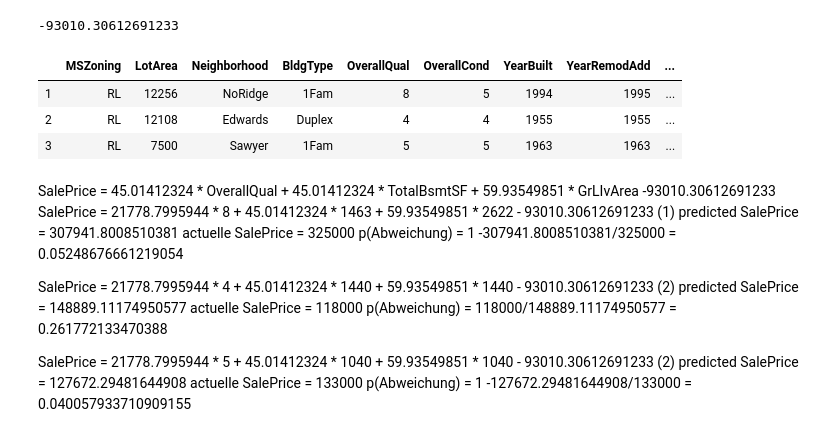
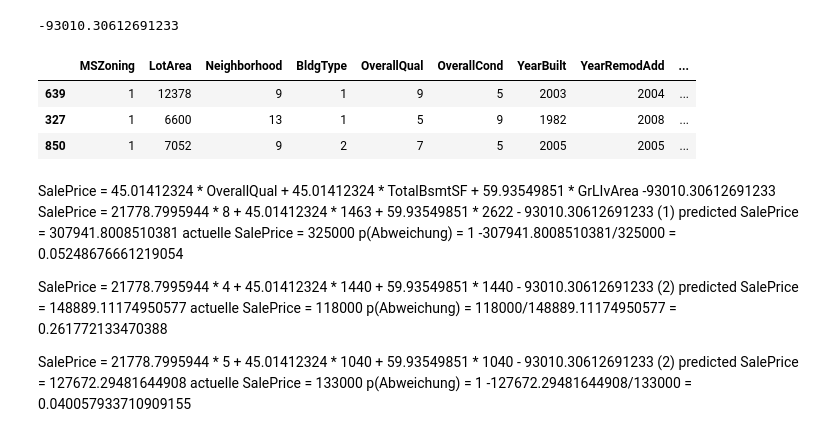
Before and after one commit to Tachmeton/Data-Science---Hausanalyse, a Jupyter notebook: Abgabe Codebase.ipynb, the cells around one changed output. Drawn from its saved outputs; the diff is of its cells as text; code cells hidden in the pictures.

```diff
--- a/Abgabe Codebase.ipynb
+++ b/Abgabe Codebase.ipynb
@@ -115,6 +115,9 @@ def applyClassifier(model, dataFrame):
         prediction = model.predict(x)
         dataFrameSize = len(x.index)
         confMat = confusion_matrix(y,prediction).flatten()
+            if len(confMat) < 4:
+            for i in range(len(confMAt), 4)
+                confMat.append(0)
         truePositive,falseNegative,falsePositive,trueNegative = np.array(confMat,dtype='f')
 
 
@@ -136,8 +139,8 @@ def text_to_numbers(text, cutoff_for_rare_words = 1):
     """Function to convert text to numbers. Text must be tokenzied so that
     test is presented as a list of words. The index number for a word
     is based on its frequency (words occuring more often have a lower index).
-    If a word does not occur as many times as cutoff_for_rare_words,
-    then it is given a word index of zero. All rare words will be zero.
+    This is a Methode from Stackoverflow, that is created for Text but it is highly
+    change to the spefific problem. So do not wonder is a different coding style
     """
 
     # Flatten list if sublists are present
@@ -648,13 +651,13 @@ array([21778.7995944 ,    47.55354281,    59.93549851])
 clf.intercept_
 # %% [output]
 -93010.30612691233
-# %%
-data[1:4] #vvlt lieber dataP also data Prepared nehmen (weniger Spalten)
-# %% [output]
-|  | MSZoning | LotArea | Neighborhood | BldgType | OverallQual | OverallCond | YearBuilt | YearRemodAdd | ... |
-| 1 | RL | 12256 | NoRidge | 1Fam | 8 | 5 | 1994 | 1995 | ... |
-| 2 | RL | 12108 | Edwards | Duplex | 4 | 4 | 1955 | 1955 | ... |
-| 3 | RL | 7500 | Sawyer | 1Fam | 5 | 5 | 1963 | 1963 | ... |
+# %%
+dataP[1:4]
+# %% [output]
+|  | MSZoning | LotArea | Neighborhood | BldgType | OverallQual | OverallCond | YearBuilt | YearRemodAdd | ... |
+| 639 | 1 | 12378 | 9 | 1 | 9 | 5 | 2003 | 2004 | ... |
+| 327 | 1 | 6600 | 13 | 1 | 5 | 9 | 1982 | 2008 | ... |
+| 850 | 1 | 7052 | 9 | 2 | 7 | 5 | 2005 | 2005 | ... |
 # %% [markdown]
 SalePrice =  45.01412324 * OverallQual + 45.01412324 * TotalBsmtSF +  59.93549851 * GrLIvArea -93010.30612691233
 SalePrice =  21778.7995944 * 8 + 45.01412324 * 1463 +   59.93549851 * 2622 - 93010.30612691233 (1)
```
Also changed, not shown: parts of 18 cells of this notebook.
